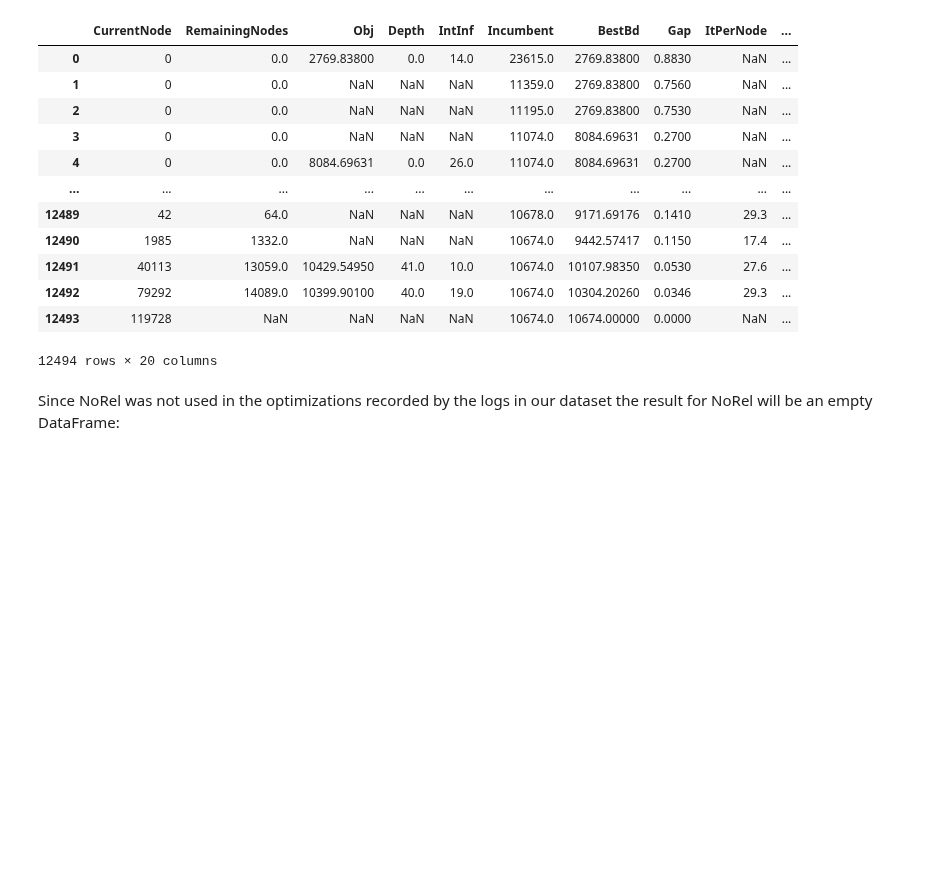
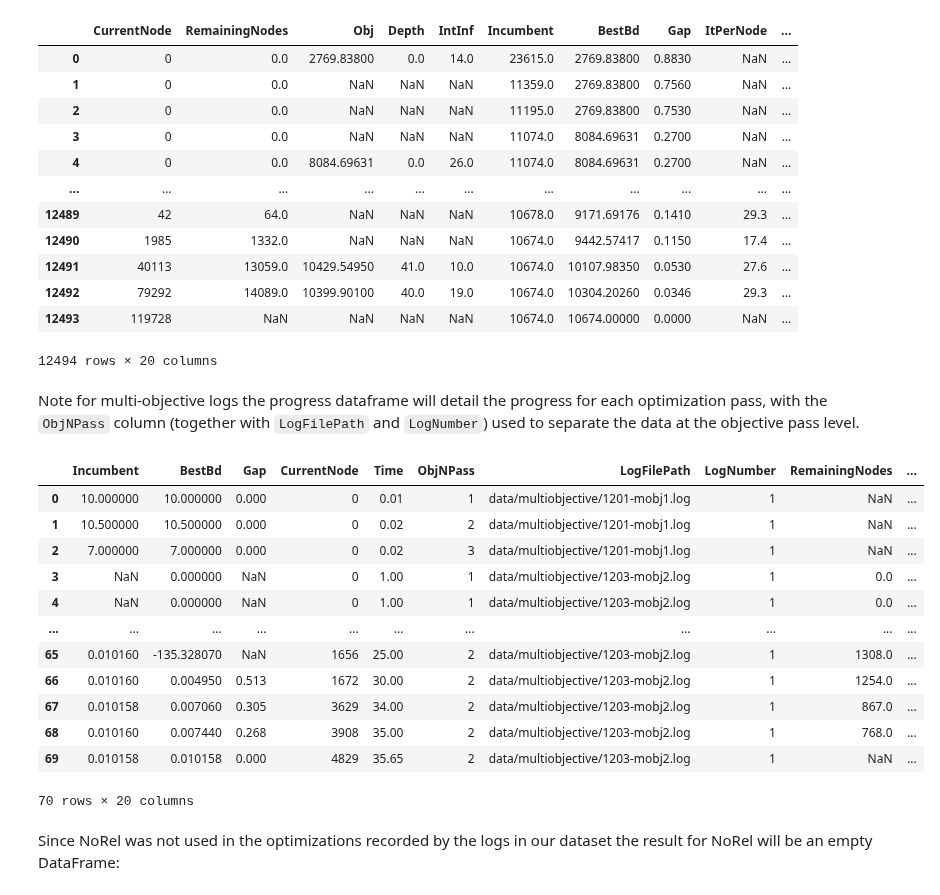
Before and after one commit to Gurobi/gurobi-logtools, a Jupyter notebook: gurobi-logtools.ipynb, the cells around one changed output. Drawn from its saved outputs; the diff is of its cells as text; code cells hidden in the pictures; blank space fills up the shorter version.

```diff
--- a/gurobi-logtools.ipynb
+++ b/gurobi-logtools.ipynb
@@ -103,0 +109,7 @@ summary
+# %%
+multiobj_results = glt.parse([
+    "data/multiobjective/*.log",
+])
+
+top_level_multiobj_summary = multiobj_results.summary()
+top_level_multiobj_summary[["LogFilePath", "NumObjPasses"]]
@@ -161,6 +205,24 @@ results.progress("nodelog")
 | 12492 | 79292 | 14089.0 | 10399.90100 | 40.0 | 19.0 | 10674.0 | 10304.20260 | 0.0346 | 29.3 | ... |
 | 12493 | 119728 | NaN | NaN | NaN | NaN | 10674.0 | 10674.00000 | 0.0000 | NaN | ... |
 12494 rows × 20 columns
+# %% [markdown]
+Note for multi-objective logs the progress dataframe will detail the progress for each optimization pass, with the `ObjNPass` column (together with `LogFilePath` and `LogNumber`) used to separate the data at the objective pass level.
+# %%
+multiobj_results.progress("nodelog")
+# %% [output]
+|  | Incumbent | BestBd | Gap | CurrentNode | Time | ObjNPass | LogFilePath | LogNumber | RemainingNodes | ... |
+| 0 | 10.000000 | 10.000000 | 0.000 | 0 | 0.01 | 1 | data/multiobjective/1201-mobj1.log | 1 | NaN | ... |
+| 1 | 10.500000 | 10.500000 | 0.000 | 0 | 0.02 | 2 | data/multiobjective/1201-mobj1.log | 1 | NaN | ... |
+| 2 | 7.000000 | 7.000000 | 0.000 | 0 | 0.02 | 3 | data/multiobjective/1201-mobj1.log | 1 | NaN | ... |
+| 3 | NaN | 0.000000 | NaN | 0 | 1.00 | 1 | data/multiobjective/1203-mobj2.log | 1 | 0.0 | ... |
+| 4 | NaN | 0.000000 | NaN | 0 | 1.00 | 1 | data/multiobjective/1203-mobj2.log | 1 | 0.0 | ... |
+| ... | ... | ... | ... | ... | ... | ... | ... | ... | ... | ... |
+| 65 | 0.010160 | -135.328070 | NaN | 1656 | 25.00 | 2 | data/multiobjective/1203-mobj2.log | 1 | 1308.0 | ... |
+| 66 | 0.010160 | 0.004950 | 0.513 | 1672 | 30.00 | 2 | data/multiobjective/1203-mobj2.log | 1 | 1254.0 | ... |
+| 67 | 0.010158 | 0.007060 | 0.305 | 3629 | 34.00 | 2 | data/multiobjective/1203-mobj2.log | 1 | 867.0 | ... |
+| 68 | 0.010160 | 0.007440 | 0.268 | 3908 | 35.00 | 2 | data/multiobjective/1203-mobj2.log | 1 | 768.0 | ... |
+| 69 | 0.010158 | 0.010158 | 0.000 | 4829 | 35.65 | 2 | data/multiobjective/1203-mobj2.log | 1 | NaN | ... |
+70 rows × 20 columns
 # %% [markdown]
 Since NoRel was not used in the optimizations recorded by the logs in our dataset the result for NoRel will be an empty DataFrame:
 # %%
```
Also changed, not shown: parts of 11 cells of this notebook, 20 other files.
